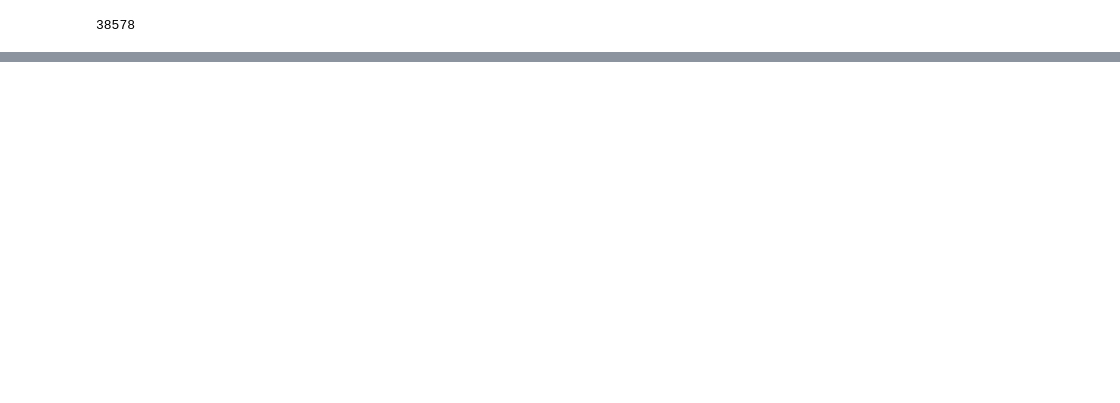
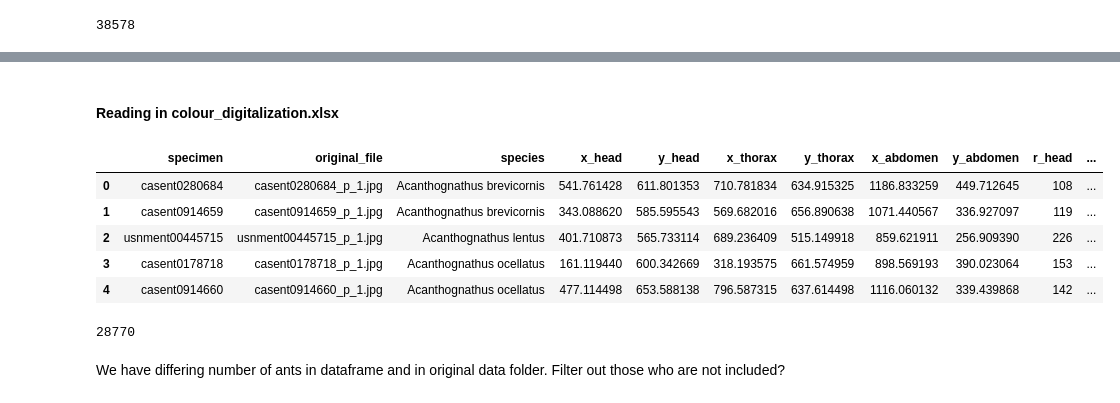
Before and after one commit to CS-433/ml-project-2-kalamariunionen, a Jupyter notebook: exploring_ants.ipynb, the cells around one changed output, grey strips where cells are left out. Saved outputs shown, nothing was run; the diff lists cells and outputs as text; code cells hidden in the pictures; blank space fills up the shorter version.

```diff
--- a/exploring_ants.ipynb
+++ b/exploring_ants.ipynb
@@ -45,0 +79,2 @@ plt.show()
+# %% [markdown]
+#### Reading in colour_digitalization.xlsx
@@ -45,0 +84,15 @@ plt.show()
+# %%
+df.head() #No color here?
+# %% [output]
+|  | specimen | original_file | species | x_head | y_head | x_thorax | y_thorax | x_abdomen | y_abdomen | r_head | ... |
+| 0 | casent0280684 | casent0280684_p_1.jpg | Acanthognathus brevicornis | 541.761428 | 611.801353 | 710.781834 | 634.915325 | 1186.833259 | 449.712645 | 108 | ... |
+| 1 | casent0914659 | casent0914659_p_1.jpg | Acanthognathus brevicornis | 343.088620 | 585.595543 | 569.682016 | 656.890638 | 1071.440567 | 336.927097 | 119 | ... |
+| 2 | usnment00445715 | usnment00445715_p_1.jpg | Acanthognathus lentus | 401.710873 | 565.733114 | 689.236409 | 515.149918 | 859.621911 | 256.909390 | 226 | ... |
+| 3 | casent0178718 | casent0178718_p_1.jpg | Acanthognathus ocellatus | 161.119440 | 600.342669 | 318.193575 | 661.574959 | 898.569193 | 390.023064 | 153 | ... |
+| 4 | casent0914660 | casent0914660_p_1.jpg | Acanthognathus ocellatus | 477.114498 | 653.588138 | 796.587315 | 637.614498 | 1116.060132 | 339.439868 | 142 | ... |
+# %%
+print(len(df))
+# %% [output]
+28770
+# %% [markdown]
+We have differing number of ants in dataframe and in original data folder. Filter out those who are not included?
```
Also changed, not shown: parts of 14 cells of this notebook.
